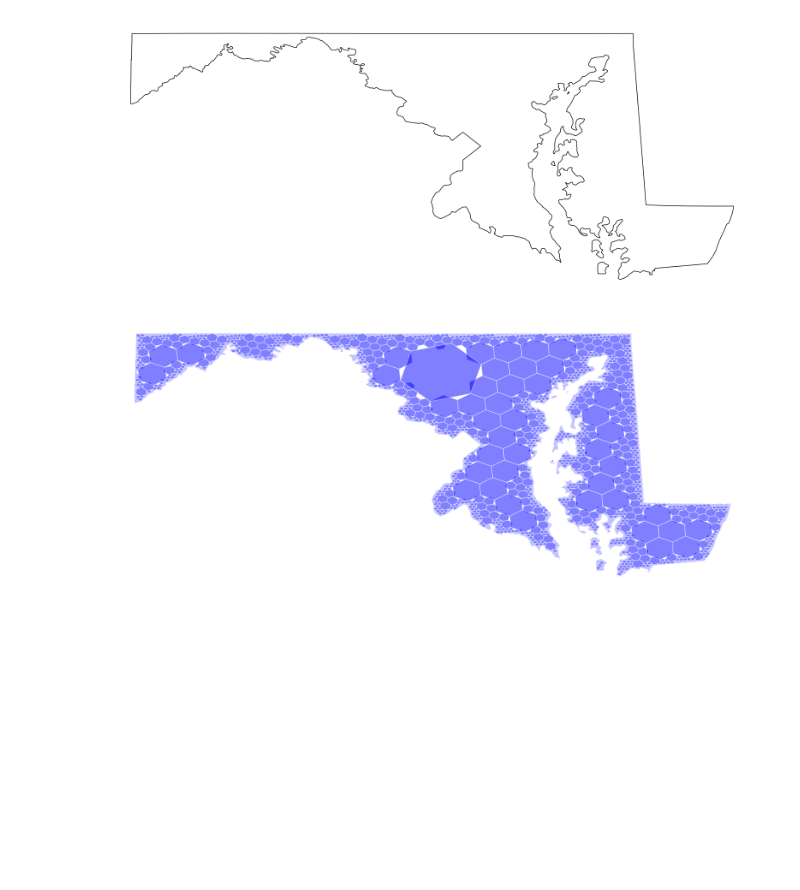
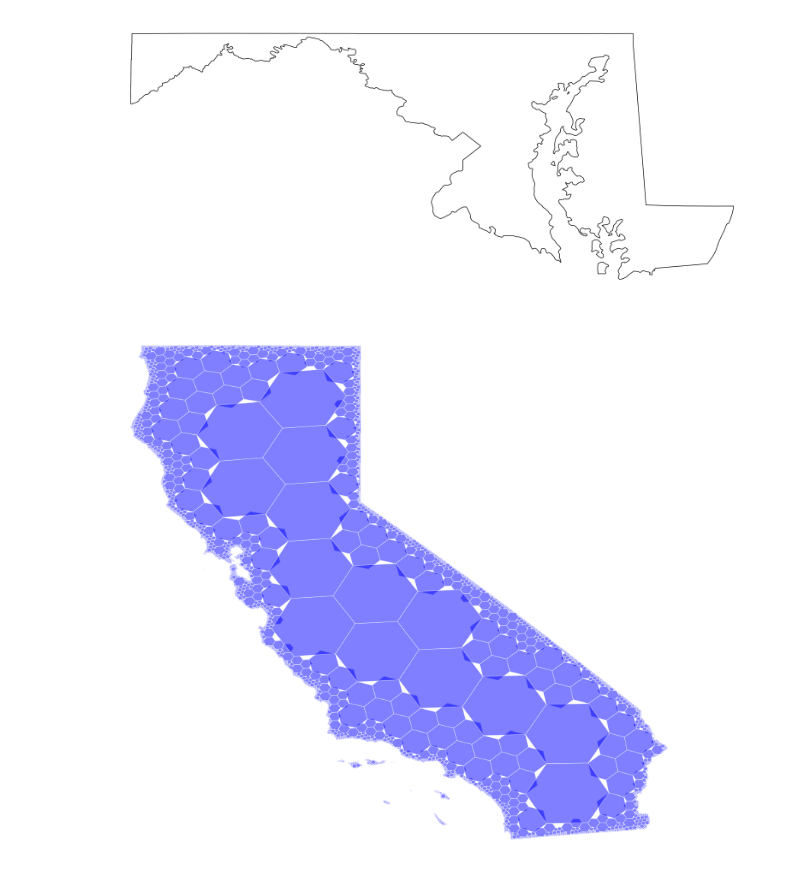
Before and after one commit to ajfriend/h3coco, a Jupyter notebook: notebooks/example.ipynb, the cells around one changed output. Saved outputs shown, nothing was run; the diff lists cells and outputs as text; code cells hidden in the pictures; blank space fills up the shorter version.

```diff
--- a/notebooks/example.ipynb
+++ b/notebooks/example.ipynb
@@ -12,18 +12,18 @@ plt.show()
 # %%
 from h3coco import cells_for_state, plot_cells
 import matplotlib.pyplot as plt
 import h3
 
-cells = cells_for_state('maryland', 9)
+cells = cells_for_state('california', 9)
 cells = h3.compact_cells(cells)
 
 fig, ax = plt.subplots(figsize=(10,10))
 
 ax.axis('off')
 plot_cells(cells, ax=ax, facecolor='blue', alpha=0.5)
 plt.show()
 # %% [output]
-[figure, old version]
+[figure, new version]
 # %%
 from h3coco import cells_for_state
 cells = cells_for_state('maryland', 5)
```
Also changed, not shown: 1 other file.
